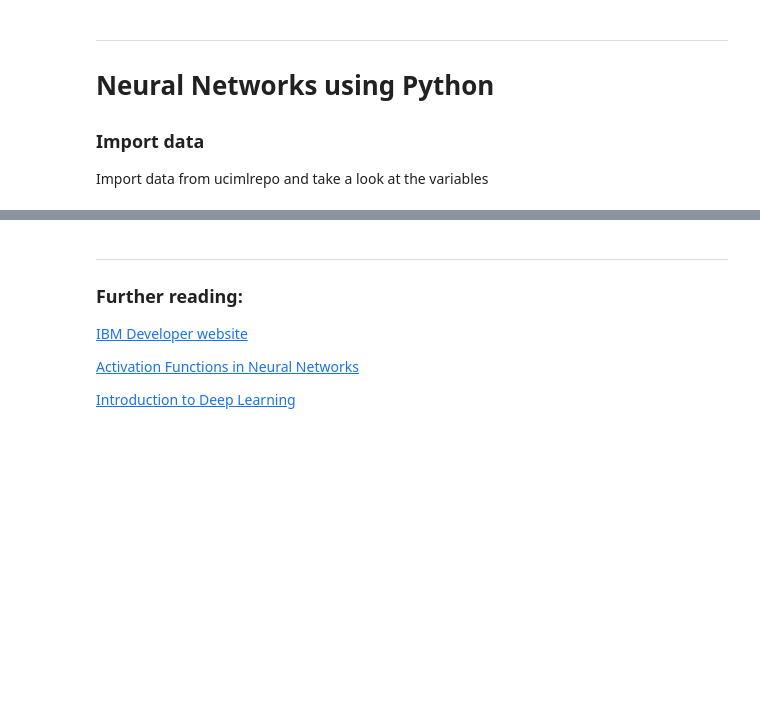
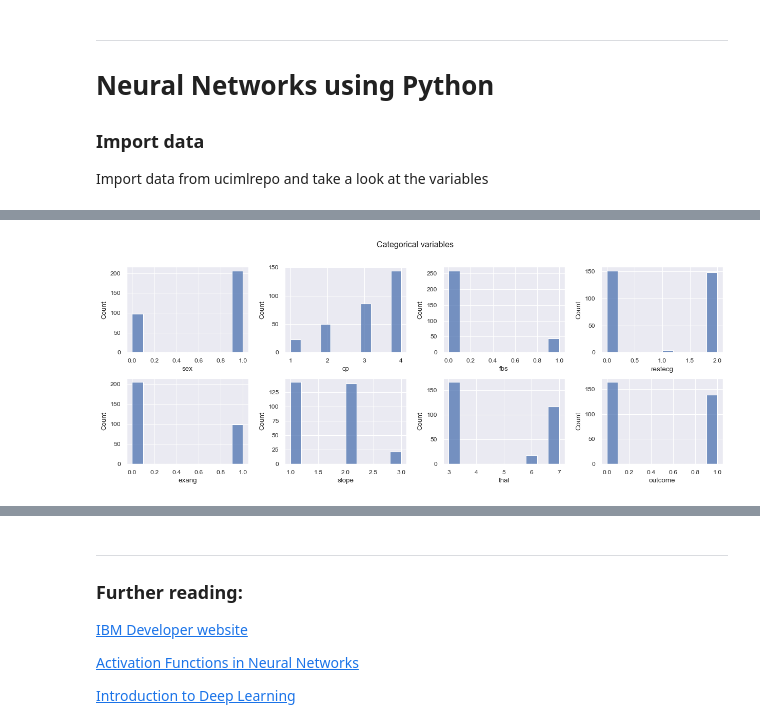
Before and after one commit to abdulrahman1123/analysis_examples, a Jupyter notebook: Neural Networks.ipynb, the cells around one changed output, grey strips where cells are left out. Cells and saved outputs as stored; diff of their text form; code cells hidden in the pictures; blank space fills up the shorter version.

```diff
--- a/Neural Networks.ipynb
+++ b/Neural Networks.ipynb
@@ -79,0 +114,13 @@ heart_disease.variables
+# %%
+#all_data[cats].hist(bins = 10, figsize = (15,10), layout = (4,4), grid = False)
+
+fig, axes = plt.subplots(2, 4, figsize=(15, 5))
+fig.suptitle("Categorical variables")
+for i in range(len(cats)):
+    row = i//4
+    col = i-4*row
+    col_name = cats[i]
+    sns.histplot(ax = axes[row][col],data=all_data, x=col_name)
+plt.subplots_adjust(wspace=0.3, hspace=0.3)
+# %% [output]
+[figure, added]
```
Also changed, not shown: parts of 8 cells of this notebook, 4 other files.
